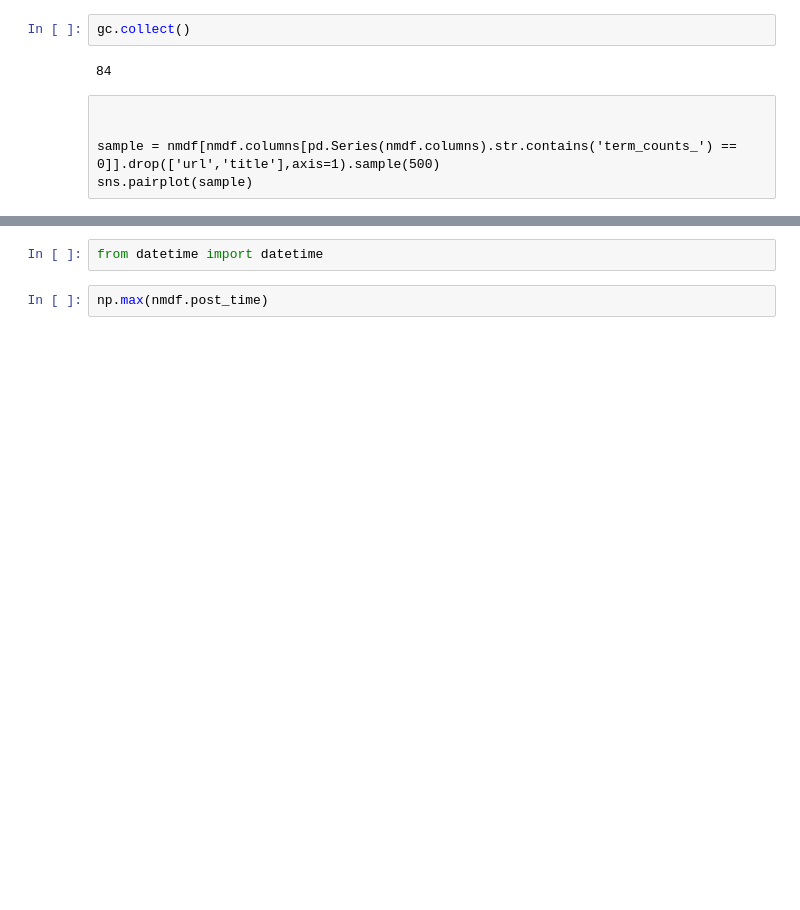
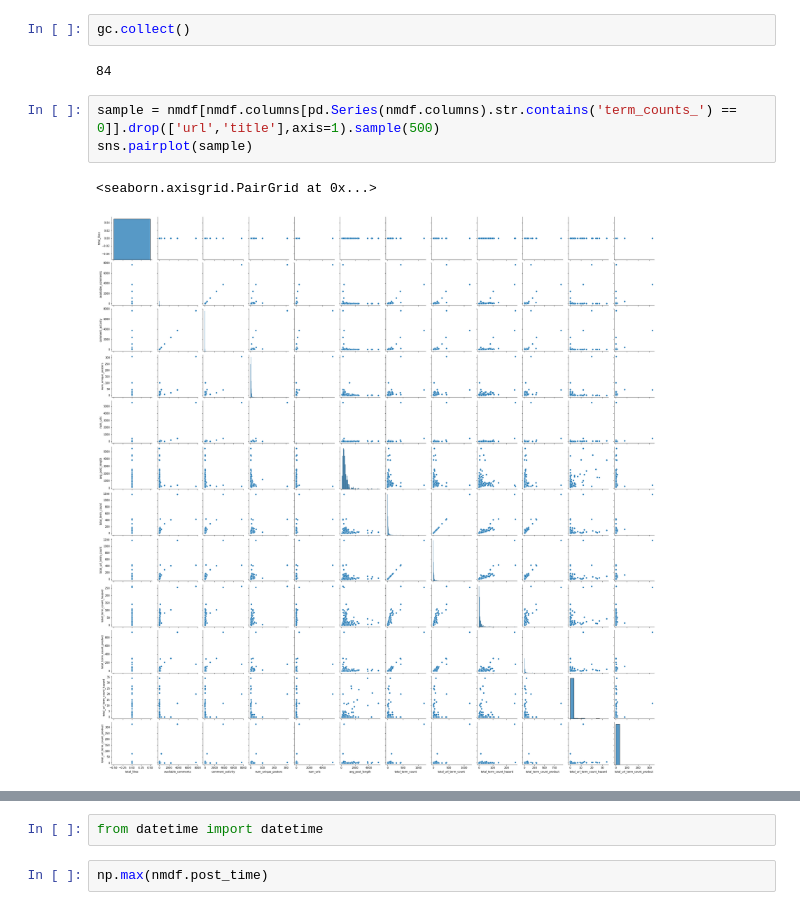
Before and after one commit to nershman/SAFFI-Project, a Jupyter notebook: notebooks/indicators.ipynb, the cells around one changed output, grey strips where cells are left out. Drawn from its saved outputs; the diff is of its cells as text; blank space fills up the shorter version.

```diff
--- a/notebooks/indicators.ipynb
+++ b/notebooks/indicators.ipynb
@@ -130,8 +130,9 @@ nmdf[nmdf.columns[pd.Series(nmdf.columns).str.contains('term_counts_') == 0]].dr
 gc.collect()
 # %% [output]
 84
-# %% [raw]
-
-
-sample = nmdf[nmdf.columns[pd.Series(nmdf.columns).str.contains('term_counts_') == 0]].drop(['url','title'],axis=1).sample(500)
-sns.pairplot(sample)
+# %%
+sample = nmdf[nmdf.columns[pd.Series(nmdf.columns).str.contains('term_counts_') == 0]].drop(['url','title'],axis=1).sample(500)
+sns.pairplot(sample)
+# %% [output]
+<seaborn.axisgrid.PairGrid at 0x...>
+[figure, added]
```
Also changed, not shown: parts of 1 cell of this notebook.
